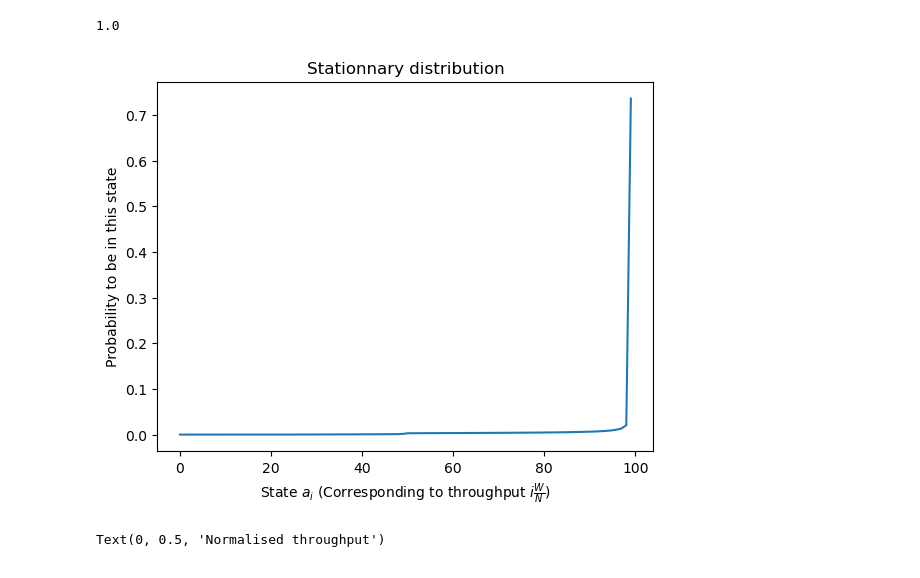
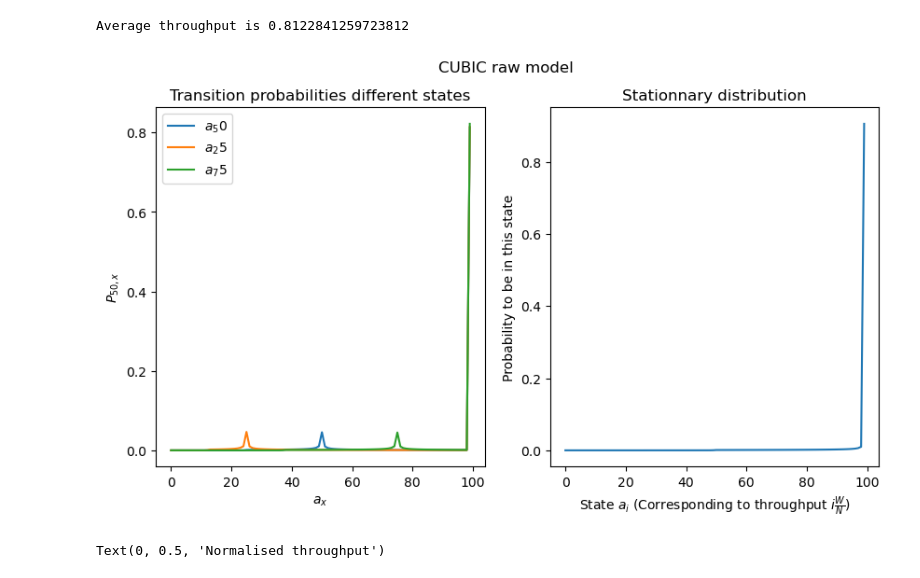
Before and after one commit to megretj/qpepcca, a Jupyter notebook: markovianModel.ipynb, the cells around one changed output. Drawn from its saved outputs; the diff is of its cells as text; code cells hidden in the pictures.

```diff
--- a/markovianModel.ipynb
+++ b/markovianModel.ipynb
@@ -29,11 +19,23 @@ Average throughput is 0.8122841259723813
-# %%
-# Plot stationnary distribution
-plt.plot(np.arange(wired.N),wired.pi)
-plt.title(r"Stationnary distribution")
-plt.xlabel(r"State $a_i$ (Corresponding to throughput $i\frac{W}{N}$)")
-plt.ylabel(r'Probability to be in this state')
-print(np.sum(wired.pi))
-# %% [output]
-1.0
-[figure, removed]
+# %%
+wired = CCA_MarkovChain_CUBIC_OG(err_rate=0.05,beta=0.5,alpha=1,N=100,C =1000)
+wired.avg_throughput()
+print(f"Average throughput is {wired.x}")
+
+fig, axs = plt.subplots(1, 2, figsize=(10,5))
+axs[0].plot(np.arange(wired.N),wired.P[50,:],label = "$a_{50}$")
+axs[0].plot(np.arange(wired.N),wired.P[25,:],label = "$a_{25}$")
+axs[0].plot(np.arange(wired.N),wired.P[75,:],label = "$a_{75}$")
+axs[0].set_title(r"Transition probabilities different states")
+axs[0].set_ylabel(r"$P_{50,x}$")
+axs[0].set_xlabel(r"$a_x$")
+axs[0].legend()
+axs[1].plot(np.arange(wired.N),wired.pi)
+axs[1].set_title(r"Stationnary distribution")
+axs[1].set_xlabel(r"State $a_i$ (Corresponding to throughput $i\frac{W}{N}$)")
+axs[1].set_ylabel(r'Probability to be in this state')
+fig.suptitle("CUBIC raw model")
+plt.show()
+# %% [output]
+Average throughput is 0.8122841259723812
+[figure, added]
 # %%
```
Also changed, not shown: parts of 17 cells of this notebook, 2 other files.
